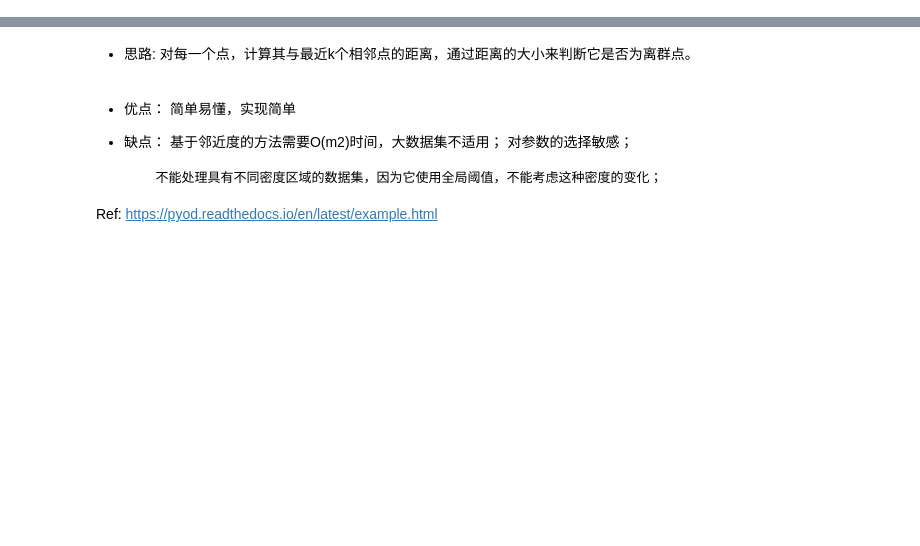
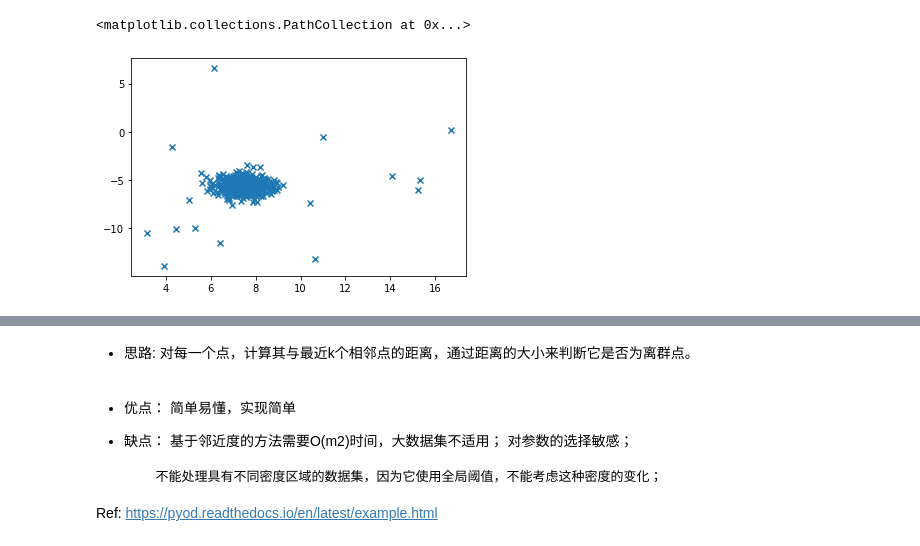
Before and after one commit to zzzaaannn/team-learning-data-mining, a Jupyter notebook: AnomalyDetection/HW-AnomalyDetection.ipynb, the cells around one changed output, grey strips where cells are left out. Cells and saved outputs as stored; diff of their text form; code cells hidden in the pictures; blank space fills up the shorter version.

```diff
--- a/AnomalyDetection/HW-AnomalyDetection.ipynb
+++ b/AnomalyDetection/HW-AnomalyDetection.ipynb
@@ -0,0 +98,14 @@
+# %%
+from sklearn.datasets.samples_generator import make_blobs
+
+X, y_true = make_blobs(n_samples=500, centers=1, cluster_std=0.60, random_state=5)
+X_append, y_true_append = make_blobs(n_samples=20,centers=1, cluster_std=5,random_state=5)
+
+X = np.vstack([X,X_append])
+y_true = np.hstack([y_true, [1 for _ in y_true_append]])
+
+X = X[:, ::-1]
+plt.scatter(X[:,0],X[:,1],marker="x")
+# %% [output]
+<matplotlib.collections.PathCollection at 0x...>
+[figure, added]
```
Also changed, not shown: parts of 27 cells of this notebook.
